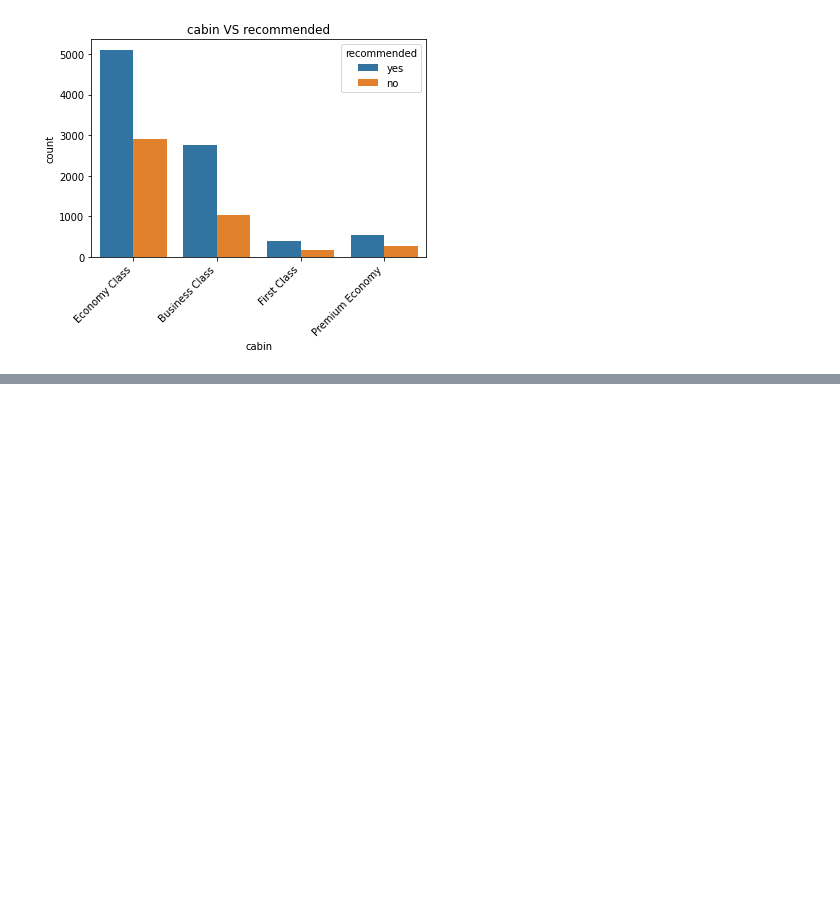
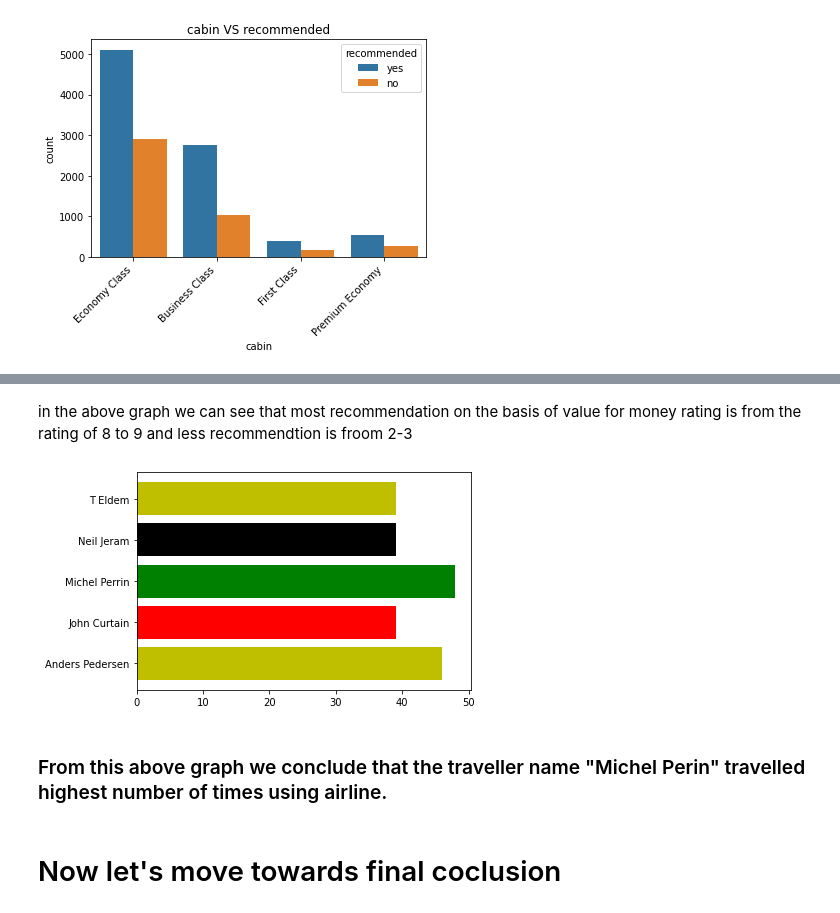
Before and after one commit to amanSing-h/Data-Airline-Reviews-Project, a Jupyter notebook: Data_Airline_Reviews.ipynb, the cells around one changed output, grey strips where cells are left out. Saved outputs shown, nothing was run; the diff lists cells and outputs as text; code cells hidden in the pictures; blank space fills up the shorter version.

```diff
--- a/Data_Airline_Reviews.ipynb
+++ b/Data_Airline_Reviews.ipynb
@@ -555,0 +616,16 @@ here we can see in which class people are recomending the yes or no
+# %% [markdown]
+in the above graph we can see that most recommendation on the basis of value for money rating is from the rating of 8 to 9 and less recommendtion is froom 2-3
+# %%
+m=df.groupby("author")["overall"].count()
+p=sorted(m)
+p[len(p)-5]
+t=m[m.values>p[len(p)-6]]
+plt.barh(t.keys(),t.values,color=["y","red","g","k"])
+# plt.xticks(rotation=45,ha="right")
+plt.show()
+# %% [output]
+[figure, added]
+# %% [markdown]
+### From this above graph we conclude that the traveller name "Michel Perin" travelled highest number of times using airline.
+# %% [markdown]
+# Now let's move towards final coclusion
```
Also changed, not shown: parts of 15 cells of this notebook.
